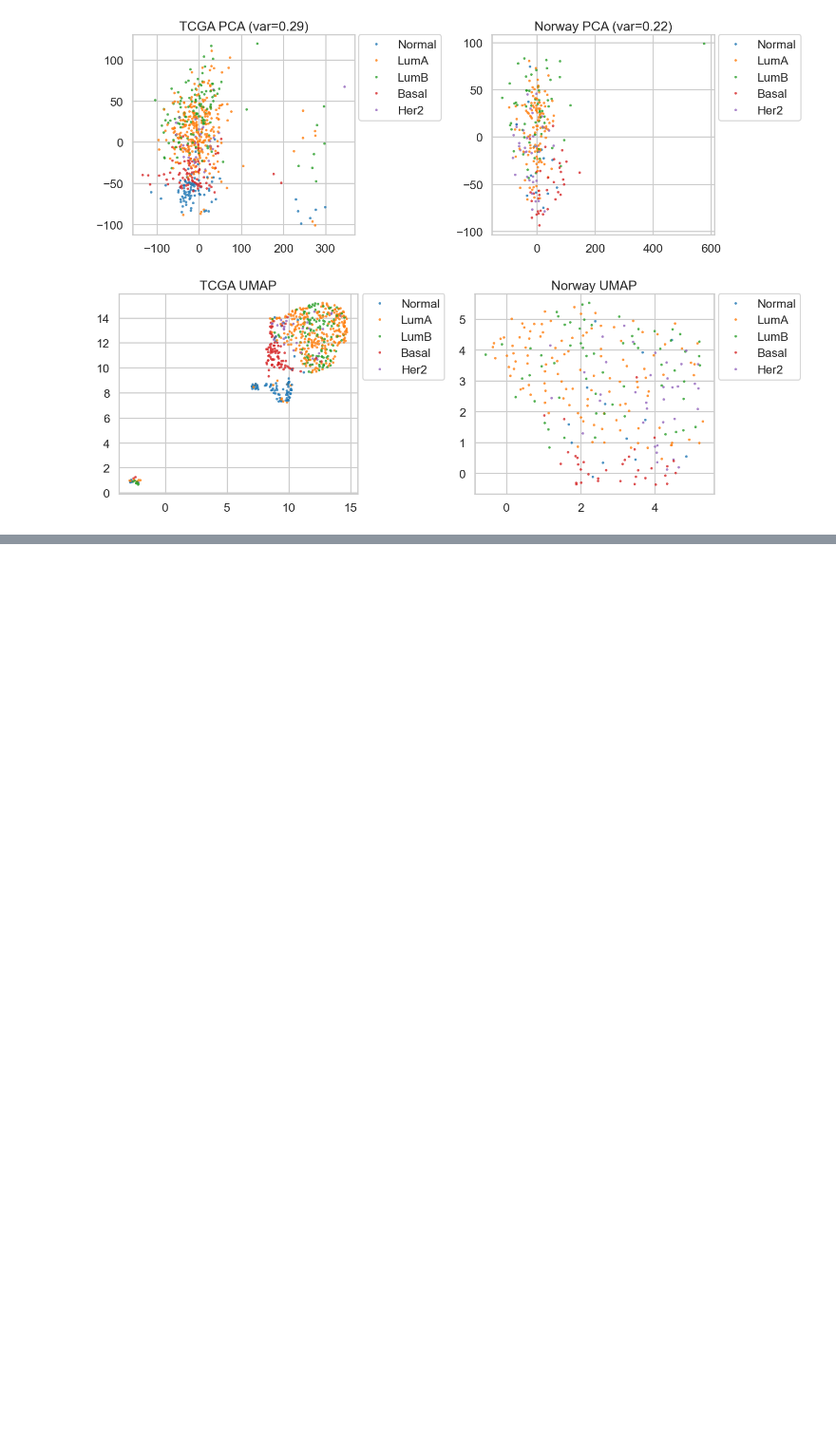
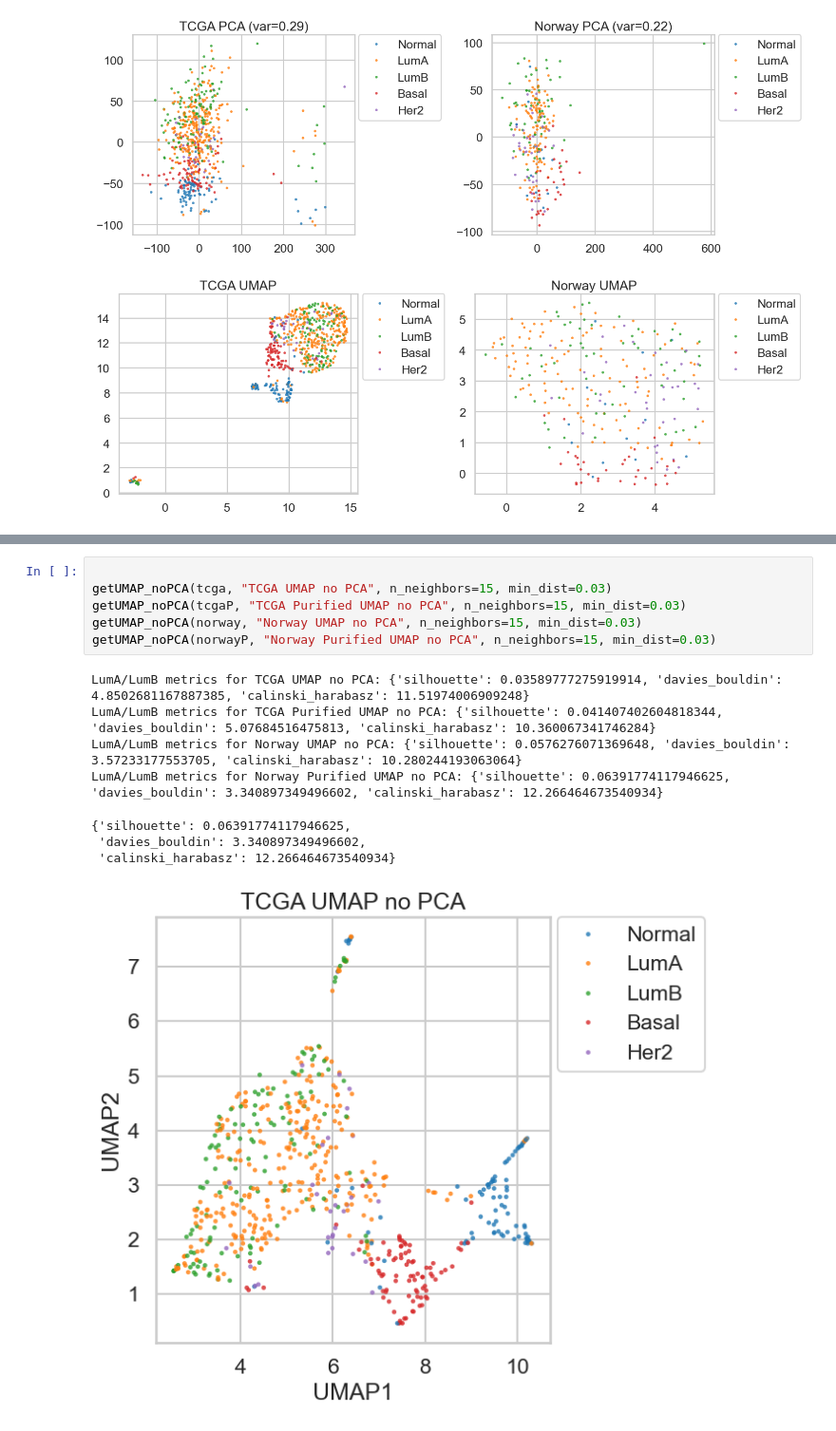
Before and after one commit to Alvinator24/BioinfoThesis, a Jupyter notebook: exploredata.ipynb, the cells around one changed output, grey strips where cells are left out. Shown at 95% size. Saved outputs shown, nothing was run; the diff lists cells and outputs as text; blank space fills up the shorter version.

```diff
--- a/exploredata.ipynb
+++ b/exploredata.ipynb
@@ -511,0 +526,15 @@ Norway Purified LumA vs LumB -> sil=0.027, db=4.520, ch=6.3
+# %%
+
+getUMAP_noPCA(tcga, "TCGA UMAP no PCA", n_neighbors=15, min_dist=0.03)
+getUMAP_noPCA(tcgaP, "TCGA Purified UMAP no PCA", n_neighbors=15, min_dist=0.03)
+getUMAP_noPCA(norway, "Norway UMAP no PCA", n_neighbors=15, min_dist=0.03)
+getUMAP_noPCA(norwayP, "Norway Purified UMAP no PCA", n_neighbors=15, min_dist=0.03)
+# %% [output]
+LumA/LumB metrics for TCGA UMAP no PCA: {'silhouette': 0.03589777275919914, 'davies_bouldin': 4.8502681167887385, 'calinski_harabasz': 11.51974006909248}
+LumA/LumB metrics for TCGA Purified UMAP no PCA: {'silhouette': 0.041407402604818344, 'davies_bouldin': 5.07684516475813, 'calinski_harabasz': 10.360067341746284}
+LumA/LumB metrics for Norway UMAP no PCA: {'silhouette': 0.0576276071369648, 'davies_bouldin': 3.57233177553705, 'calinski_harabasz': 10.280244193063064}
+LumA/LumB metrics for Norway Purified UMAP no PCA: {'silhouette': 0.06391774117946625, 'davies_bouldin': 3.340897349496602, 'calinski_harabasz': 12.266464673540934}
+{'silhouette': 0.06391774117946625,
+ 'davies_bouldin': 3.340897349496602,
+ 'calinski_harabasz': 12.266464673540934}
+[figure, added]
```
Also changed, not shown: parts of 6 cells of this notebook, 27 other files.
